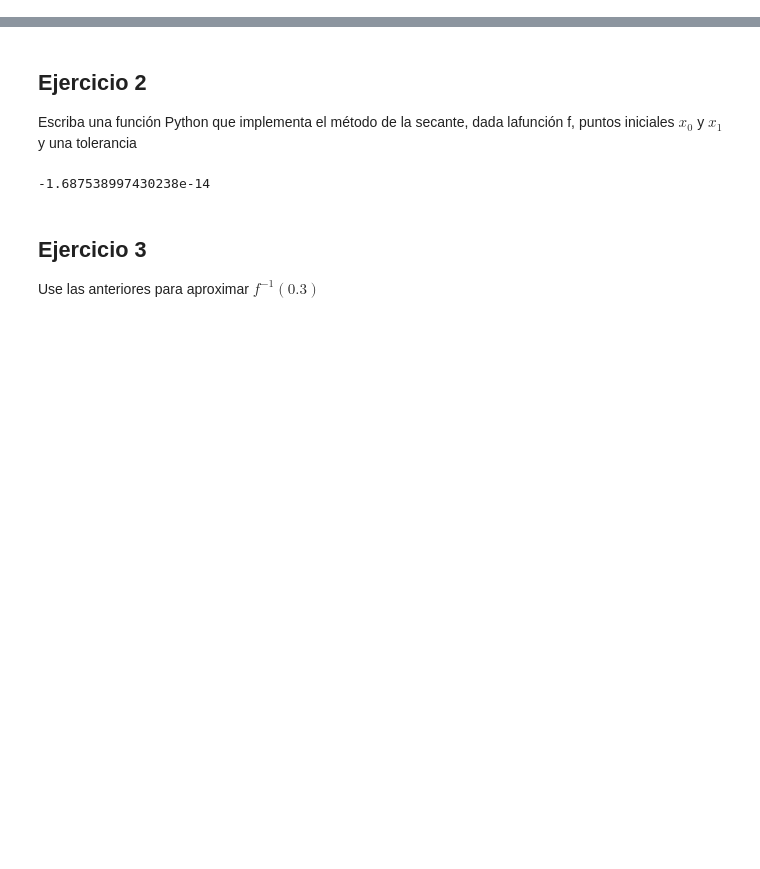
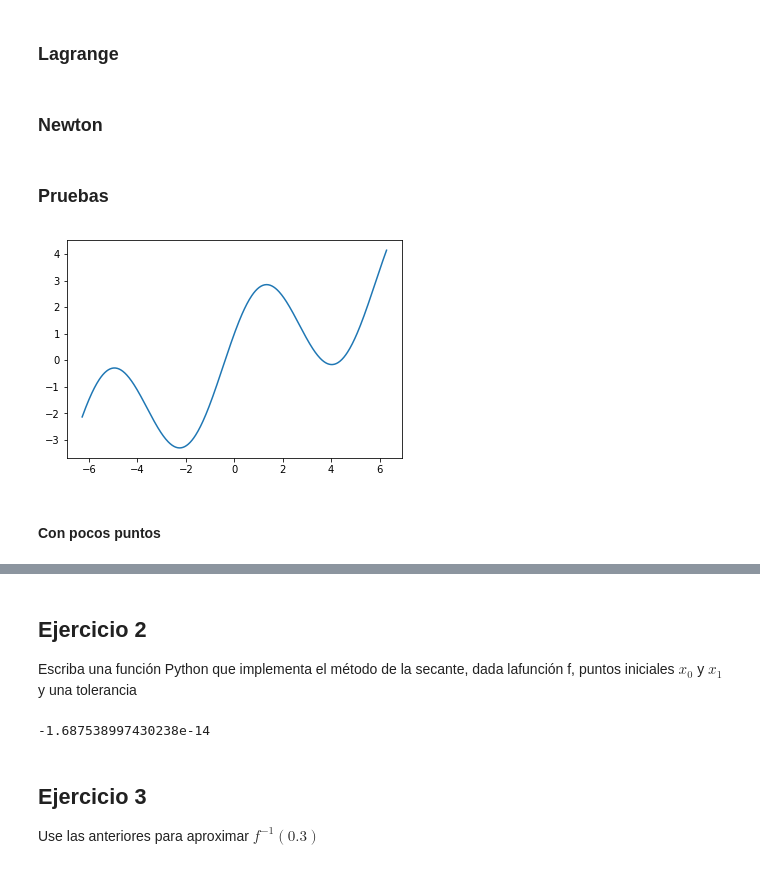
Before and after one commit to sborquez/INF-221-2018-1-, a Jupyter notebook: Tarea1/codigos/tarea1Sandbox.ipynb, the cells around one changed output, grey strips where cells are left out. Cells and saved outputs as stored; diff of their text form; code cells hidden in the pictures; blank space fills up the shorter version.

```diff
--- a/Tarea1/codigos/tarea1Sandbox.ipynb
+++ b/Tarea1/codigos/tarea1Sandbox.ipynb
@@ -6,0 +10,2 @@ from scipy import interpolate
+# %% [markdown]
+### Lagrange
@@ -6,0 +37,2 @@ from scipy import interpolate
+# %% [markdown]
+### Newton
@@ -6,0 +69,12 @@ from scipy import interpolate
+# %% [markdown]
+### Pruebas
+# %%
+X = np.linspace(-2*np.pi, 2*np.pi, 500)
+Y = np.cos(X) + 2*np.sin(X) + 0.5*X
+
+plt.plot(X,Y)
+plt.show()
+# %% [output]
+[figure, added]
+# %% [markdown]
+#### Con pocos puntos
```
Also changed, not shown: parts of 24 cells of this notebook, 7 other files.
